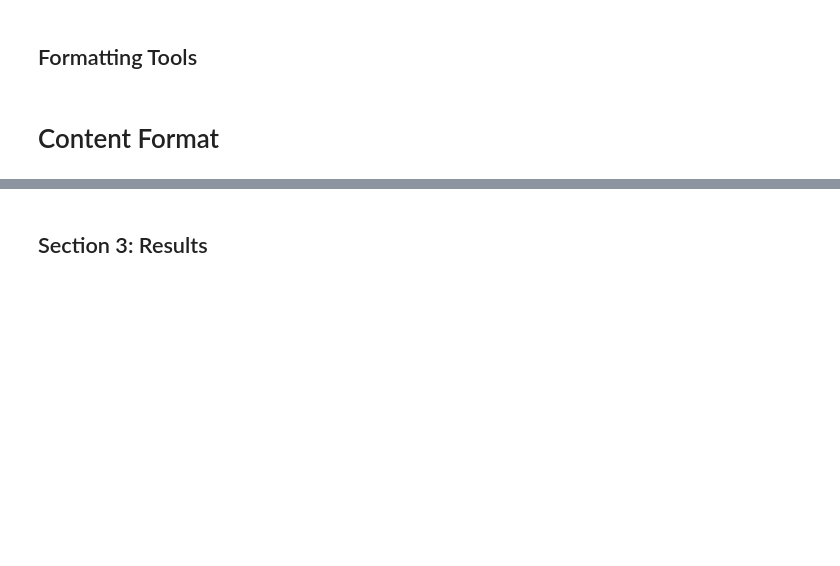
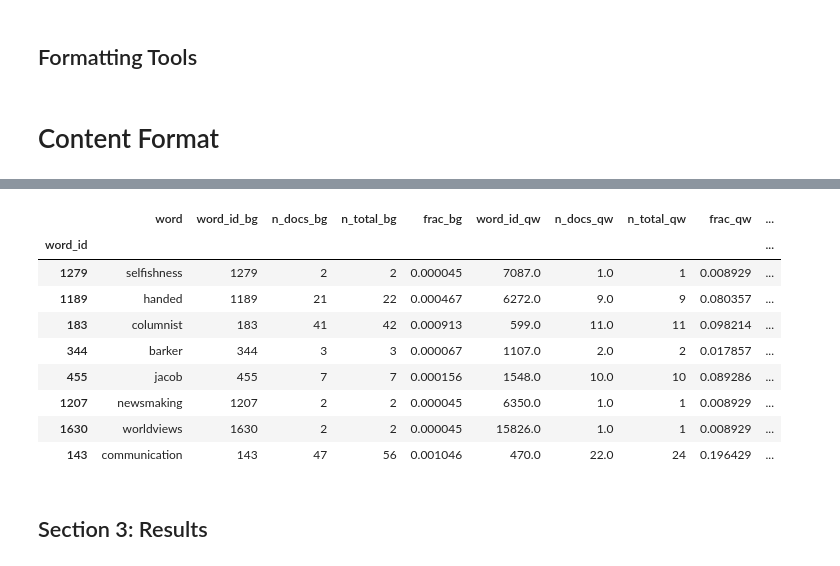
Before and after one commit to immersinn/rssfeed_link_collector, a Jupyter notebook: notebooks/dashboards/Comparative Article Localisation Search .ipynb, the cells around one changed output, grey strips where cells are left out. Saved outputs shown, nothing was run; the diff lists cells and outputs as text; code cells hidden in the pictures; blank space fills up the shorter version.

Commit message:
+ added words tables to report output

```diff
--- a/notebooks/dashboards/Comparative Article Localisation Search .ipynb
+++ b/notebooks/dashboards/Comparative Article Localisation Search .ipynb
@@ -114,3 +114,11 @@ def score_table_prep(df, filename):
     return(url)
 # %% [markdown]
 # Content Format
+# %%
+def word_ids_2_df(word_ids):
+    df = mysql_utils.query_idWordLookup(list(word_ids))
+    df = [{'word_id' : k, 'word' : w} for k,w in df.items()]
+    df = pandas.DataFrame(df)
+    df.index = df['word_id']
+    df = df[['word']]
+    return(df)
@@ -116,0 +173,6 @@ def score_table_prep(df, filename):
+# %%
+wil02 = word_info['l02']
+wil02.index = wil02.word_id_bg
+cols = list(wil02.columns)
+cols.remove('word_id_bg')
+wil02.head()
@@ -116,0 +191,2 @@ def score_table_prep(df, filename):
+# %%
+qwl02 = word_ids_2_df(words['l02'])
@@ -116,0 +206,15 @@ def score_table_prep(df, filename):
+# %%
+qwl02 = qwl02.join(wil02, how='left')
+# %%
+qwl02
+# %% [output]
+|  | word | word_id_bg | n_docs_bg | n_total_bg | frac_bg | word_id_qw | n_docs_qw | n_total_qw | frac_qw | ... |
+| word_id |  |  |  |  |  |  |  |  |  | ... |
+| 1279 | selfishness | 1279 | 2 | 2 | 0.000045 | 7087.0 | 1.0 | 1 | 0.008929 | ... |
+| 1189 | handed | 1189 | 21 | 22 | 0.000467 | 6272.0 | 9.0 | 9 | 0.080357 | ... |
+| 183 | columnist | 183 | 41 | 42 | 0.000913 | 599.0 | 11.0 | 11 | 0.098214 | ... |
+| 344 | barker | 344 | 3 | 3 | 0.000067 | 1107.0 | 2.0 | 2 | 0.017857 | ... |
+| 455 | jacob | 455 | 7 | 7 | 0.000156 | 1548.0 | 10.0 | 10 | 0.089286 | ... |
+| 1207 | newsmaking | 1207 | 2 | 2 | 0.000045 | 6350.0 | 1.0 | 1 | 0.008929 | ... |
+| 1630 | worldviews | 1630 | 2 | 2 | 0.000045 | 15826.0 | 1.0 | 1 | 0.008929 | ... |
+| 143 | communication | 143 | 47 | 56 | 0.001046 | 470.0 | 22.0 | 24 | 0.196429 | ... |
```
Also changed, not shown: parts of 27 cells of this notebook, 6 other files.
